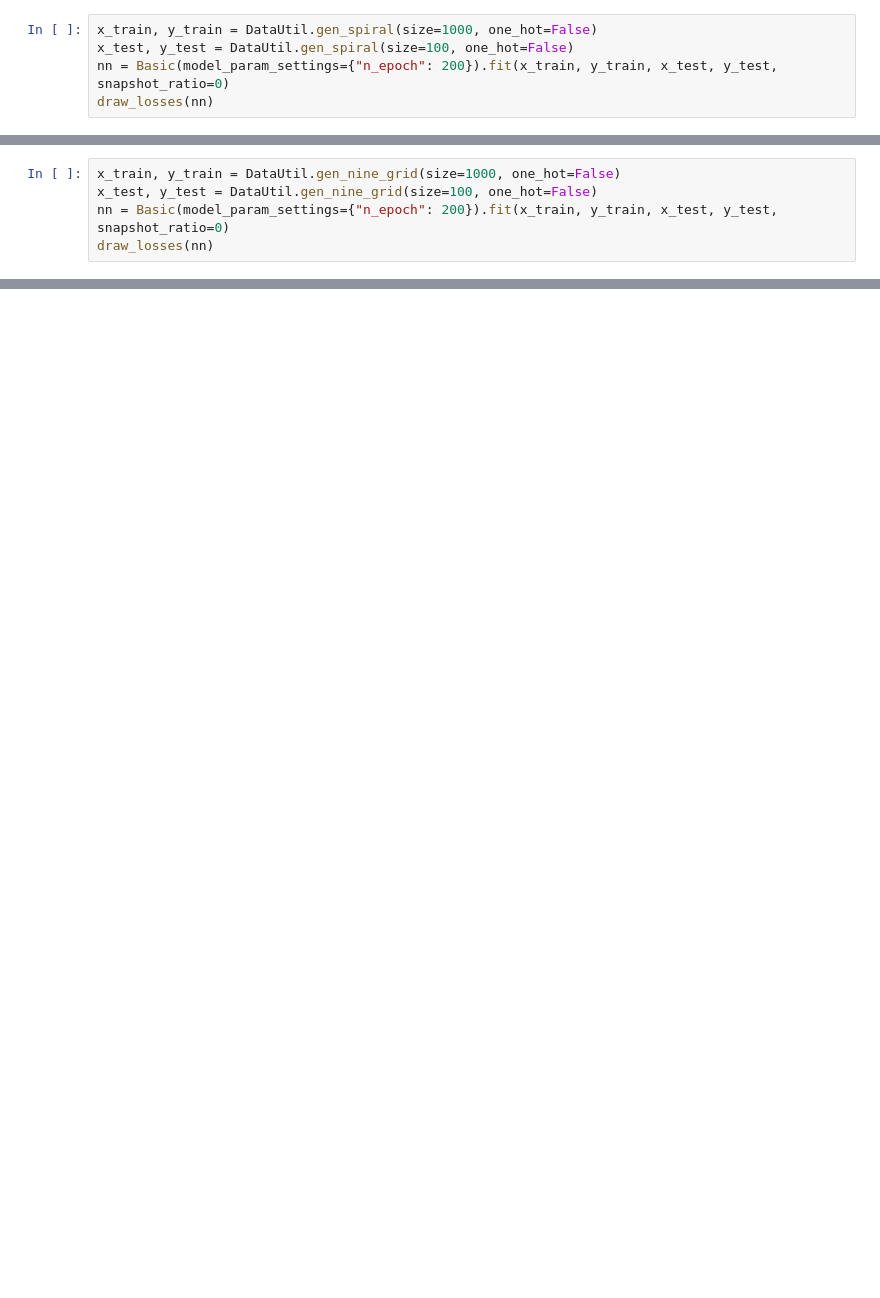
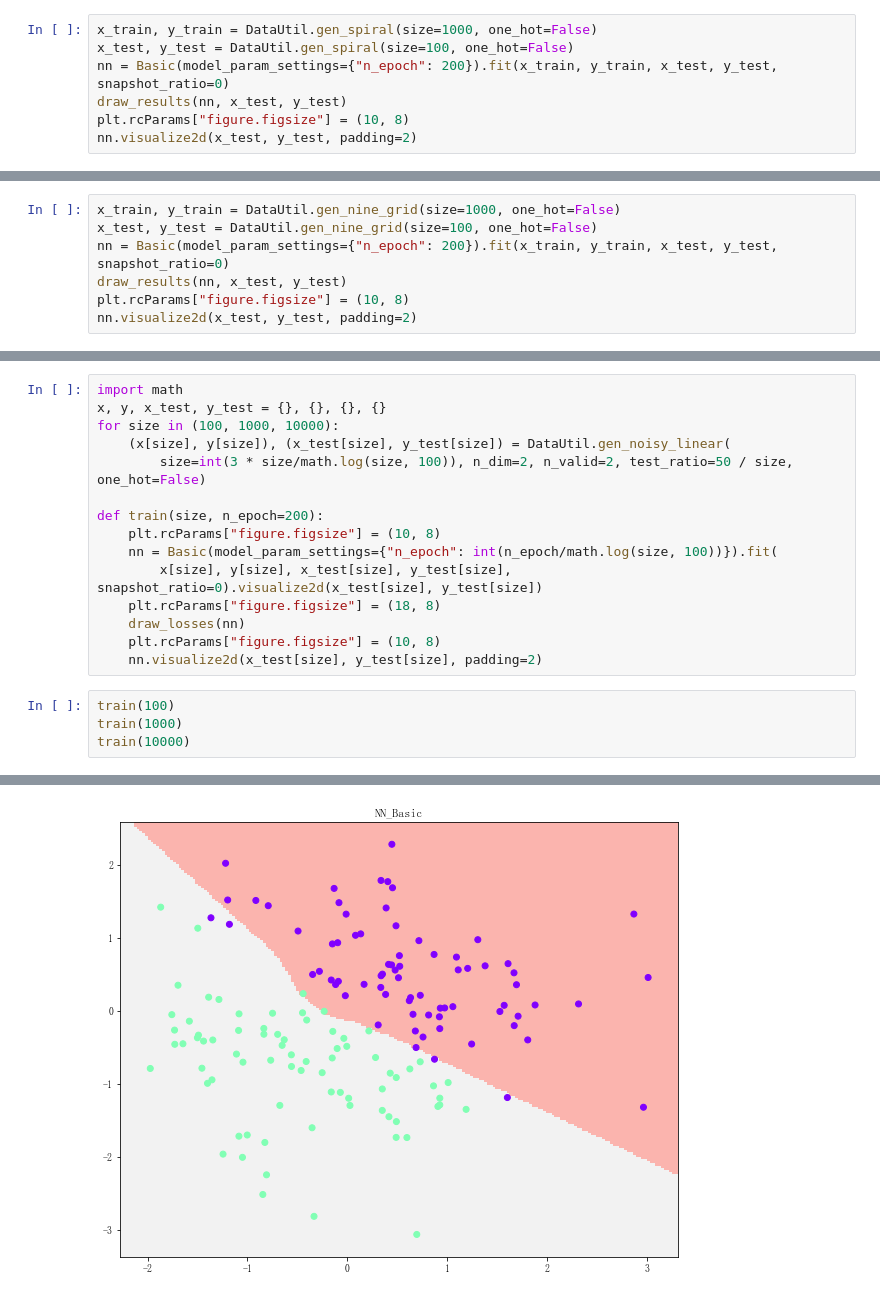
Before and after one commit to carefree0910/MachineLearning, a Jupyter notebook: _Dist/NeuralNetworks/c_BasicNN/BasicNN.ipynb, the cells around one changed output, grey strips where cells are left out. Saved outputs shown, nothing was run; the diff lists cells and outputs as text; blank space fills up the shorter version.

```diff
--- a/_Dist/NeuralNetworks/c_BasicNN/BasicNN.ipynb
+++ b/_Dist/NeuralNetworks/c_BasicNN/BasicNN.ipynb
@@ -34,5 +54,7 @@ Epoch  200   Iter     1400   Snapshot    200 (acc)  -  Train :     0.99   Test :
 x_train, y_train = DataUtil.gen_spiral(size=1000, one_hot=False)
 x_test, y_test = DataUtil.gen_spiral(size=100, one_hot=False)
 nn = Basic(model_param_settings={"n_epoch": 200}).fit(x_train, y_train, x_test, y_test, snapshot_ratio=0)
-draw_losses(nn)
+draw_results(nn, x_test, y_test)
+plt.rcParams["figure.figsize"] = (10, 8)
+nn.visualize2d(x_test, y_test, padding=2)
 # %% [output]
@@ -43,5 +78,7 @@ Epoch  200   Iter    10800   Snapshot    200 (acc)  -  Train : 0.997143   Test :
 x_train, y_train = DataUtil.gen_nine_grid(size=1000, one_hot=False)
 x_test, y_test = DataUtil.gen_nine_grid(size=100, one_hot=False)
 nn = Basic(model_param_settings={"n_epoch": 200}).fit(x_train, y_train, x_test, y_test, snapshot_ratio=0)
-draw_losses(nn)
+draw_results(nn, x_test, y_test)
+plt.rcParams["figure.figsize"] = (10, 8)
+nn.visualize2d(x_test, y_test, padding=2)
 # %% [output]
@@ -50,0 +101,20 @@ Epoch  200   Iter     1400   Snapshot    200 (acc)  -  Train :      1.0   Test :
+# %%
+import math
+x, y, x_test, y_test = {}, {}, {}, {}
+for size in (100, 1000, 10000):
+    (x[size], y[size]), (x_test[size], y_test[size]) = DataUtil.gen_noisy_linear(
+        size=int(3 * size/math.log(size, 100)), n_dim=2, n_valid=2, test_ratio=50 / size, one_hot=False)
+
+def train(size, n_epoch=200):
+    plt.rcParams["figure.figsize"] = (10, 8)
+    nn = Basic(model_param_settings={"n_epoch": int(n_epoch/math.log(size, 100))}).fit(
+        x[size], y[size], x_test[size], y_test[size], snapshot_ratio=0).visualize2d(x_test[size], y_test[size])
+    plt.rcParams["figure.figsize"] = (18, 8)
+    draw_losses(nn)
+    plt.rcParams["figure.figsize"] = (10, 8)
+    nn.visualize2d(x_test[size], y_test[size], padding=2)
+# %%
+train(100)
+train(1000)
+train(10000)
+# %% [output]
@@ -50,0 +127 @@ Epoch  200   Iter     1400   Snapshot    200 (acc)  -  Train :      1.0   Test :
+[figure, added]
```
Also changed, not shown: parts of 5 cells of this notebook.
